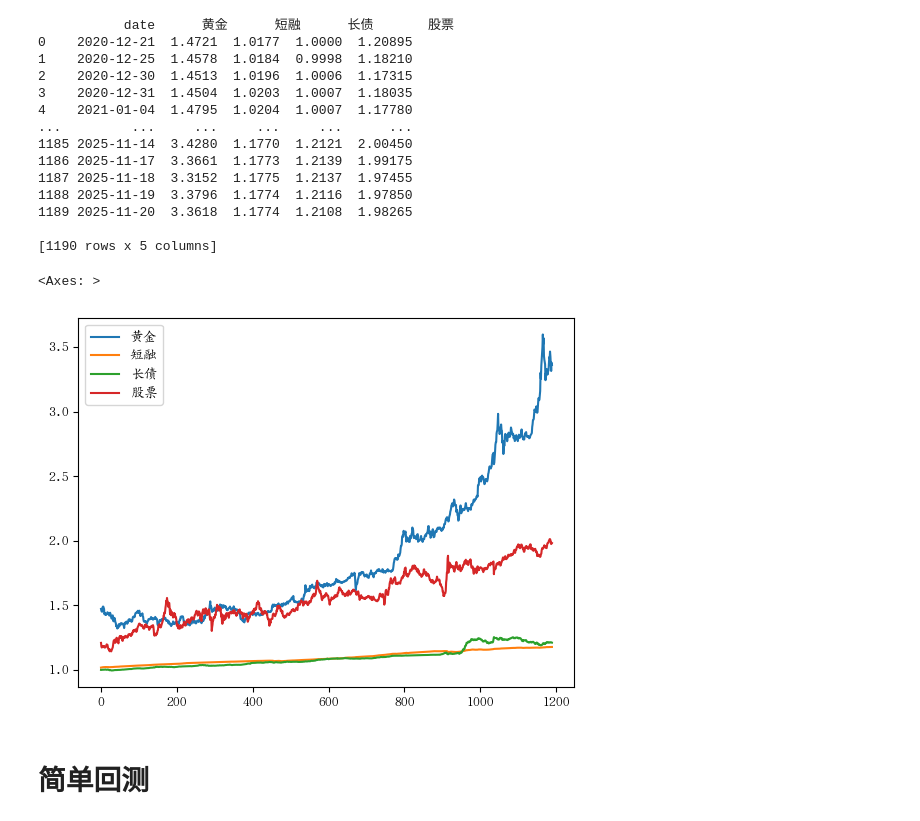
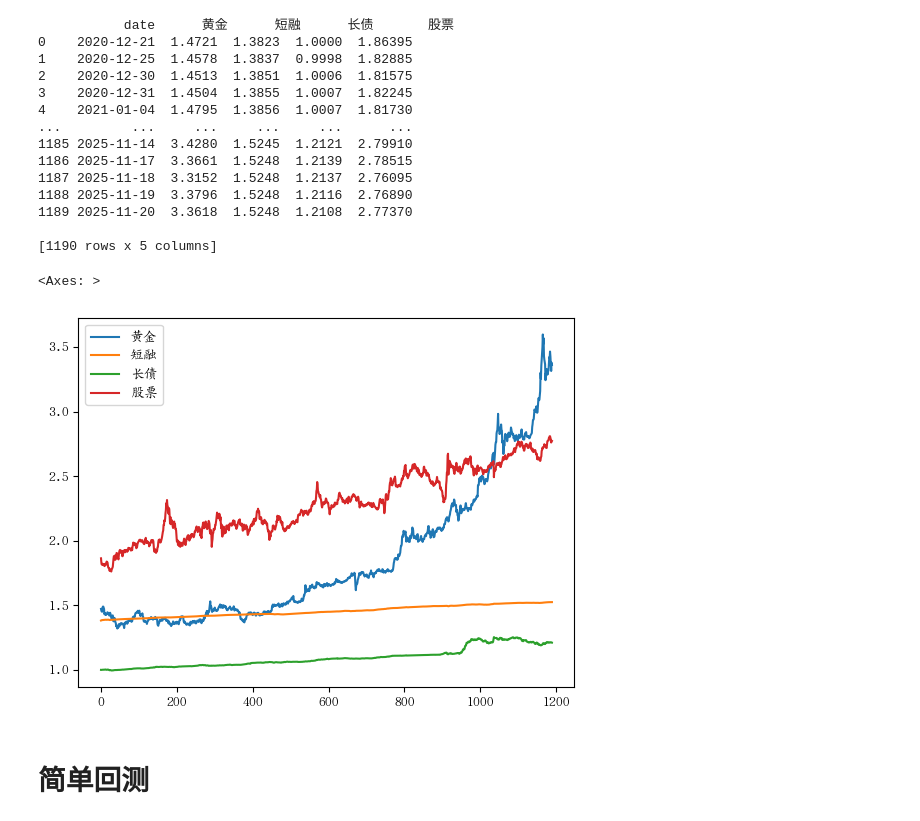
Before and after one commit to 255-1/stock_analyze, a Jupyter notebook: month_scipt.ipynb, the cells around one changed output. Saved outputs shown, nothing was run; the diff lists cells and outputs as text; code cells hidden in the pictures.

```diff
--- a/month_scipt.ipynb
+++ b/month_scipt.ipynb
@@ -62,10 +62,10 @@ def quit_zero(stock):
 # 沪深300 460300
 def get_data():
     d1 = ak.fund_open_fund_info_em(symbol="000218", indicator="累计净值走势").rename(columns={'净值日期': 'date', '累计净值': 'price'})
-    cash = ak.fund_open_fund_info_em(symbol="008448", indicator="累计净值走势").rename(columns={'净值日期': 'date', '累计净值': 'price'}) #短融现金储备不能改
+    cash = ak.fund_open_fund_info_em(symbol="000128", indicator="累计净值走势").rename(columns={'净值日期': 'date', '累计净值': 'price'}) #短融现金储备不能改
     d2 = ak.fund_open_fund_info_em(symbol="010309", indicator="累计净值走势").rename(columns={'净值日期': 'date', '累计净值': 'price'})
     #股票
-    d3 = ak.fund_open_fund_info_em(symbol="009051", indicator="累计净值走势").rename(columns={'净值日期': 'date', '累计净值': 'price'})
+    d3 = ak.fund_open_fund_info_em(symbol="510880", indicator="累计净值走势").rename(columns={'净值日期': 'date', '累计净值': 'price'})
     d4 = ak.fund_open_fund_info_em(symbol="512890", indicator="累计净值走势").rename(columns={'净值日期': 'date', '累计净值': 'price'})
     stock = merge_fund_data_by_date(d3, d4)
     # d3 = ak.fund_open_fund_info_em(symbol="110026", indicator="累计净值走势").rename(columns={'净值日期': 'date', '累计净值': 'price'})
@@ -89,44 +89,44 @@ def get_data():
 #     d7['date'] = pd.to_datetime(d7['date']).dt.date
 #     d1['date'] = pd.to_datetime(d1['date']).dt.date
 #     cash['date'] = pd.to_datetime(cash['date']).dt.date
 #     d2['date'] = pd.to_datetime(d2['date']).dt.date
 #     dataframes = [d1, cash, d2, d7]
 #     merged_data = reduce(lambda left, right: left.merge(right, on='date', how='inner', suffixes=('', '_right')), dataframes)
 #     merged_data.columns = ['date', '黄金', '短融', '长债', '股票']
 #     # 如果需要，可以将日期列转换回datetime类型
 #     merged_data['date'] = pd.to_datetime(merged_data['date'])
 #     return merged_data
 merged_data = get_data()
 start_year = 2018
 start_month = 4
 first_date = merged_data['date'].iloc[0]
 if first_date.month == 12:
     start_year = first_date.year + 1
     start_month = 1
 else:
     start_year = first_date.year
     start_month = first_date.month + 1
 end_year = datetime.now().year
 end_month = datetime.now().month
 print(merged_data)
 merged_data[['黄金', '短融', '长债', '股票']].plot()
 # %% [output]
            date      黄金      短融      长债       股票
-0    2020-12-21  1.4721  1.0177  1.0000  1.20895
-1    2020-12-25  1.4578  1.0184  0.9998  1.18210
-2    2020-12-30  1.4513  1.0196  1.0006  1.17315
-3    2020-12-31  1.4504  1.0203  1.0007  1.18035
-4    2021-01-04  1.4795  1.0204  1.0007  1.17780
+0    2020-12-21  1.4721  1.3823  1.0000  1.86395
+1    2020-12-25  1.4578  1.3837  0.9998  1.82885
+2    2020-12-30  1.4513  1.3851  1.0006  1.81575
+3    2020-12-31  1.4504  1.3855  1.0007  1.82245
+4    2021-01-04  1.4795  1.3856  1.0007  1.81730
 ...         ...     ...     ...     ...      ...
-1185 2025-11-14  3.4280  1.1770  1.2121  2.00450
-1186 2025-11-17  3.3661  1.1773  1.2139  1.99175
-1187 2025-11-18  3.3152  1.1775  1.2137  1.97455
-1188 2025-11-19  3.3796  1.1774  1.2116  1.97850
-1189 2025-11-20  3.3618  1.1774  1.2108  1.98265
+1185 2025-11-14  3.4280  1.5245  1.2121  2.79910
+1186 2025-11-17  3.3661  1.5248  1.2139  2.78515
+1187 2025-11-18  3.3152  1.5248  1.2137  2.76095
+1188 2025-11-19  3.3796  1.5248  1.2116  2.76890
+1189 2025-11-20  3.3618  1.5248  1.2108  2.77370
 
 [1190 rows x 5 columns]
 <Axes: >
-[figure, old version]
+[figure, new version]
 # %%
 def equal_risk(current_price, see_months=3, invest_amount=10000):
     merged_data = get_data()
```
Also changed, not shown: parts of 3 cells of this notebook, 1 other file.
